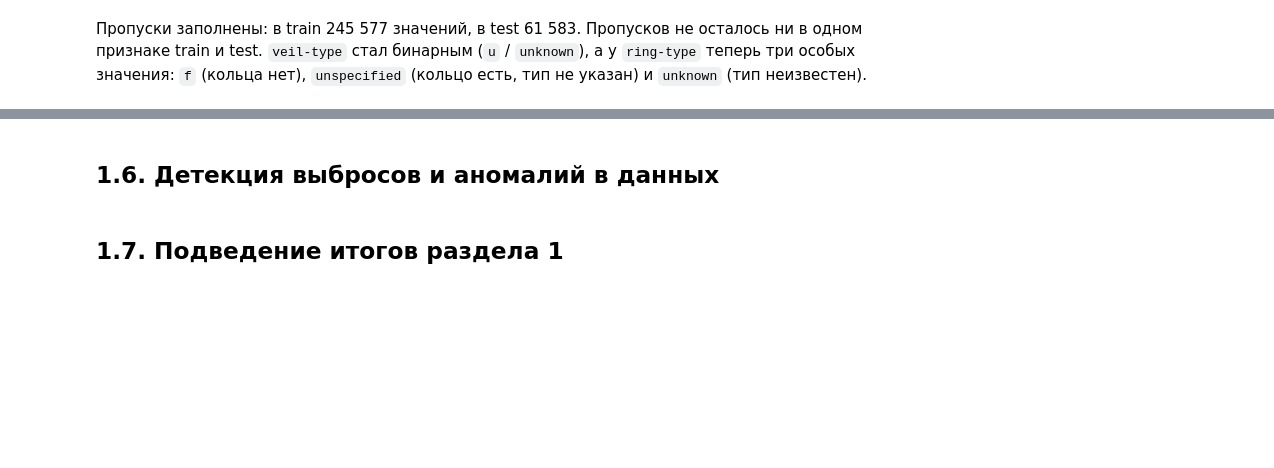
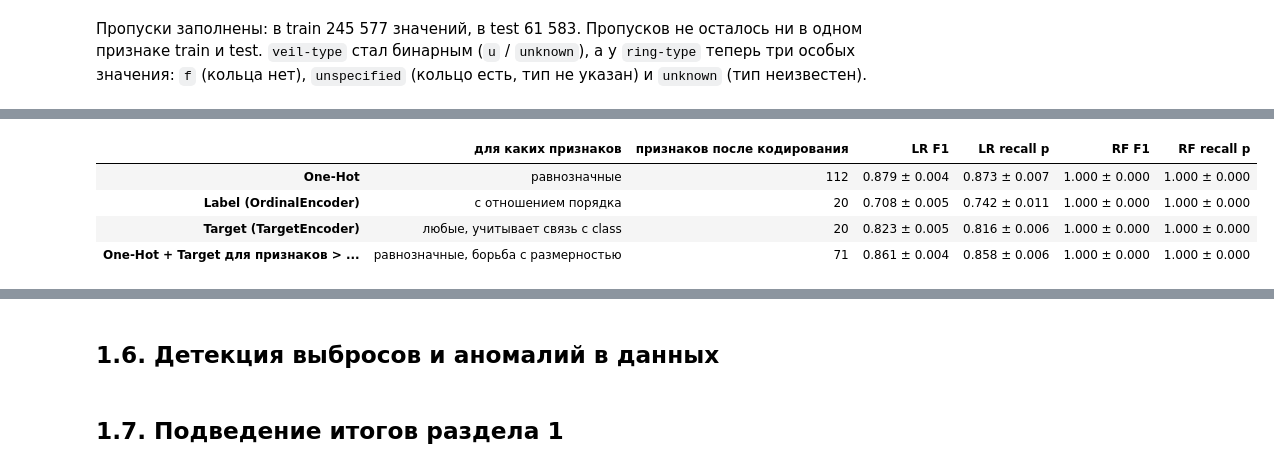
Before and after one commit to terracodum/Pracs5, a Jupyter notebook: warcraft.ipynb, the cells around one changed output, grey strips where cells are left out. Saved outputs shown, nothing was run; the diff lists cells and outputs as text; code cells hidden in the pictures; blank space fills up the shorter version.

```diff
--- a/warcraft.ipynb
+++ b/warcraft.ipynb
@@ -1040,0 +1217,15 @@ for name, X_part in [("train", X_train), ("test", X_test)]:
+# %%
+enc_rows = {}
+for name, kind in ENCODERS.items():
+    scores, n_columns = encoder_cv(name)
+    enc_rows[name] = {"для каких признаков": kind, "признаков после кодирования": n_columns}
+    for metric, values in scores.items():
+        enc_rows[name][metric] = f"{np.mean(values):.3f} ± {np.std(values):.3f}"
+
+pd.DataFrame(enc_rows).T
+# %% [output]
+|  | для каких признаков | признаков после кодирования | LR F1 | LR recall p | RF F1 | RF recall p |
+| One-Hot | равнозначные | 112 | 0.879 ± 0.004 | 0.873 ± 0.007 | 1.000 ± 0.000 | 1.000 ± 0.000 |
+| Label (OrdinalEncoder) | с отношением порядка | 20 | 0.708 ± 0.005 | 0.742 ± 0.011 | 1.000 ± 0.000 | 1.000 ± 0.000 |
+| Target (TargetEncoder) | любые, учитывает связь с class | 20 | 0.823 ± 0.005 | 0.816 ± 0.006 | 1.000 ± 0.000 | 1.000 ± 0.000 |
+| One-Hot + Target для признаков > ... | равнозначные, борьба с размерностью | 71 | 0.861 ± 0.004 | 0.858 ± 0.006 | 1.000 ± 0.000 | 1.000 ± 0.000 |
```
Also changed, not shown: parts of 30 cells of this notebook.
